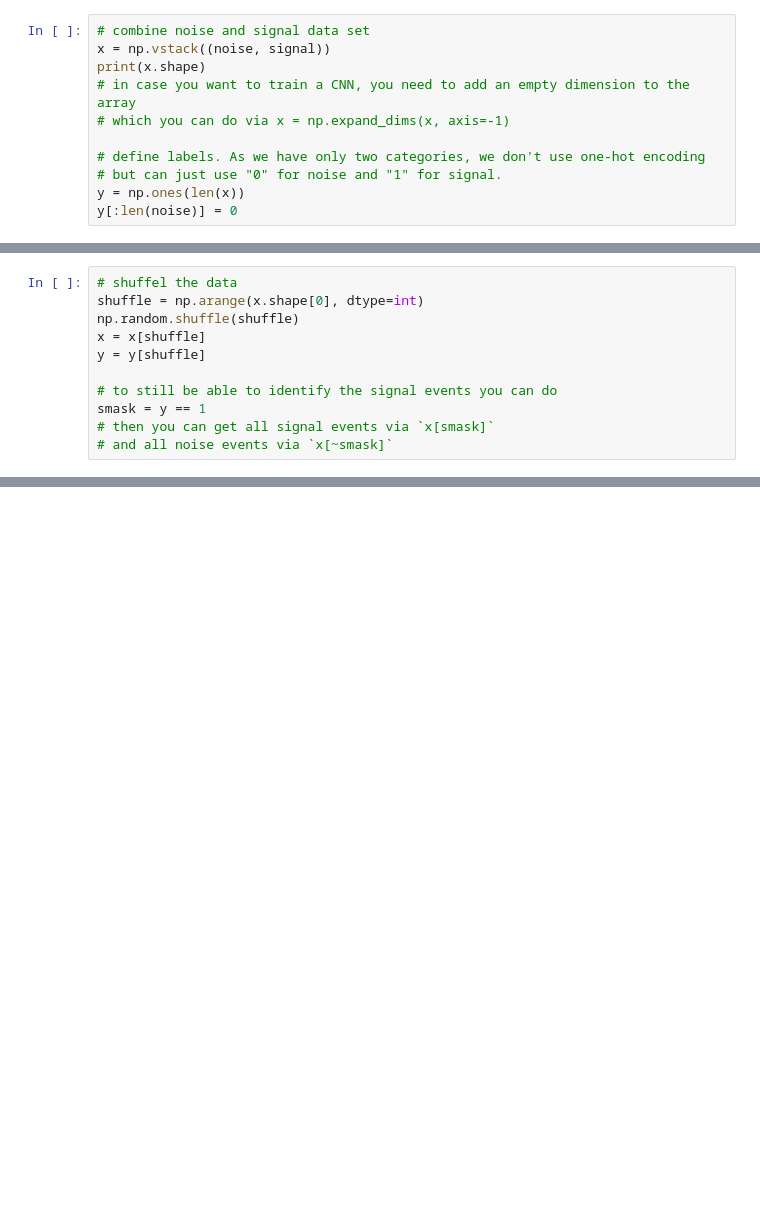
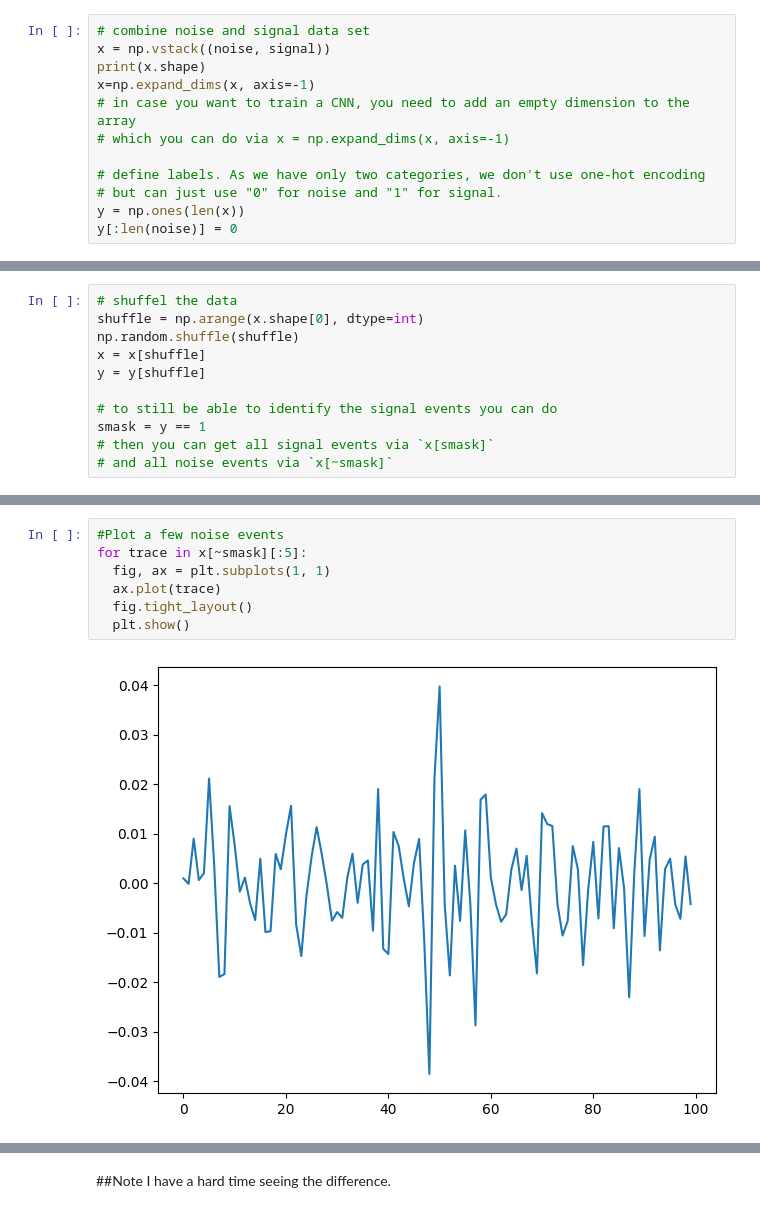
Before and after one commit to Abbta/adlfpae, a Jupyter notebook: Exercise_10_real_time_noise_rejection.ipynb, the cells around one changed output, grey strips where cells are left out. Saved outputs shown, nothing was run; the diff lists cells and outputs as text; blank space fills up the shorter version.

```diff
--- a/Exercise_10_real_time_noise_rejection.ipynb
+++ b/Exercise_10_real_time_noise_rejection.ipynb
@@ -71,6 +94,7 @@ n_classes = 2
 # combine noise and signal data set
 x = np.vstack((noise, signal))
 print(x.shape)
+x=np.expand_dims(x, axis=-1)
 # in case you want to train a CNN, you need to add an empty dimension to the array
 # which you can do via x = np.expand_dims(x, axis=-1)
 
@@ -100,0 +133,9 @@ for trace in x[smask][:5]:
+# %%
+#Plot a few noise events
+for trace in x[~smask][:5]:
+  fig, ax = plt.subplots(1, 1)
+  ax.plot(trace)
+  fig.tight_layout()
+  plt.show()
+# %% [output]
+[figure, added]
@@ -100,0 +146,3 @@ for trace in x[smask][:5]:
+# %% [markdown]
+##Note
+I have a hard time seeing the difference.
```
Also changed, not shown: parts of 5 cells of this notebook.
